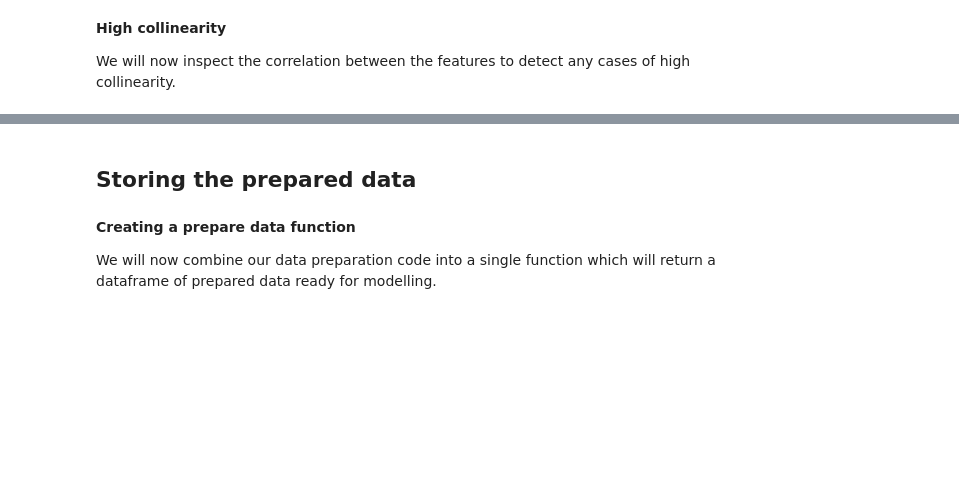
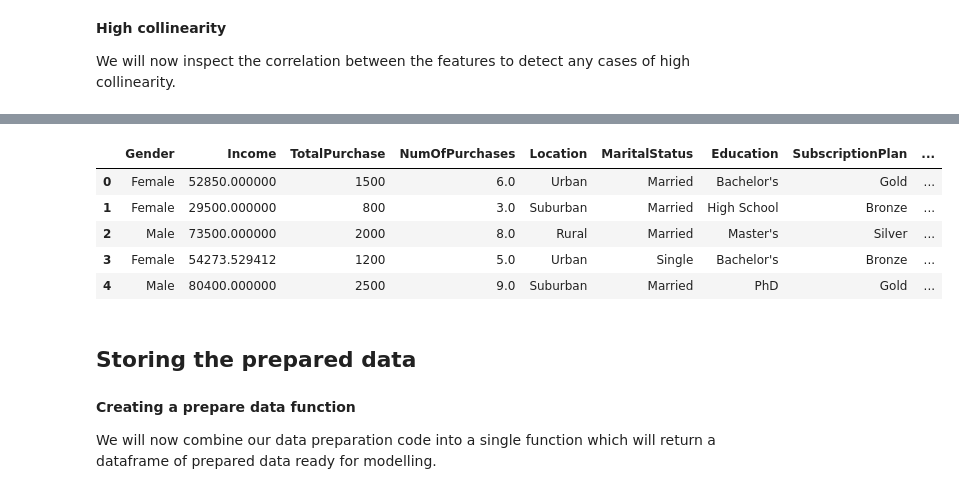
Before and after one commit to Ettiene-Koekemoer/Machine-Learning-382-Project2-Group_J, a Jupyter notebook: modeling.ipynb, the cells around one changed output, grey strips where cells are left out. Saved outputs shown, nothing was run; the diff lists cells and outputs as text; code cells hidden in the pictures; blank space fills up the shorter version.

```diff
--- a/modeling.ipynb
+++ b/modeling.ipynb
@@ -183,3 +214,18 @@ We notice that the highest collinearity is between TotalPurchase and Income. As
+# %%
+#dropping feature with high collinearity
+df.drop(
+    columns= 'Age',
+    inplace= True
+)
+
+df.head()
+# %% [output]
+|  | Gender | Income | TotalPurchase | NumOfPurchases | Location | MaritalStatus | Education | SubscriptionPlan | ... |
+| 0 | Female | 52850.000000 | 1500 | 6.0 | Urban | Married | Bachelor's | Gold | ... |
+| 1 | Female | 29500.000000 | 800 | 3.0 | Suburban | Married | High School | Bronze | ... |
+| 2 | Male | 73500.000000 | 2000 | 8.0 | Rural | Married | Master's | Silver | ... |
+| 3 | Female | 54273.529412 | 1200 | 5.0 | Urban | Single | Bachelor's | Bronze | ... |
+| 4 | Male | 80400.000000 | 2500 | 9.0 | Suburban | Married | PhD | Gold | ... |
 # %% [markdown]
 ## Storing the prepared data
 # %% [markdown]
```
Also changed, not shown: parts of 24 cells of this notebook, 2 other files.
